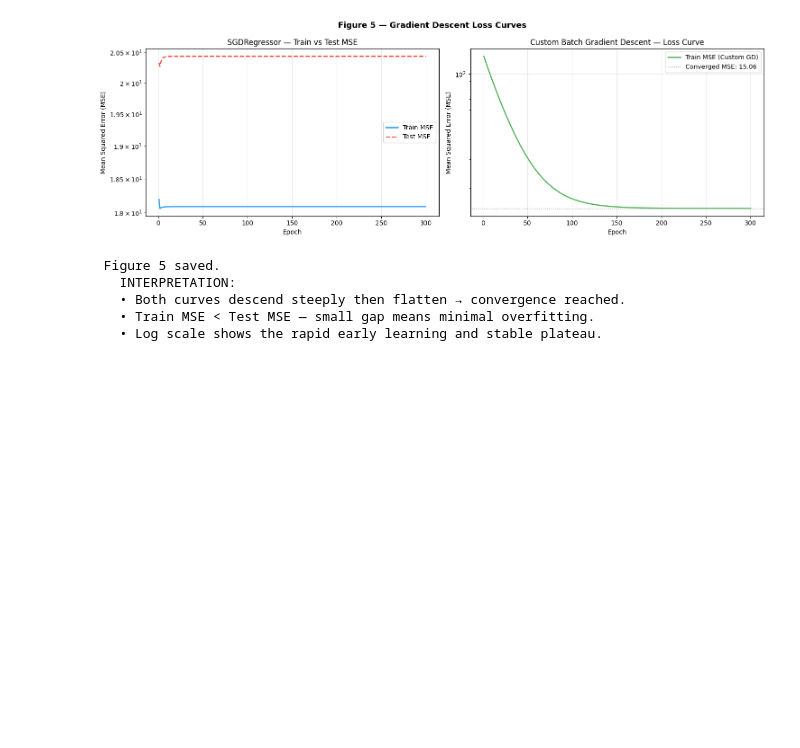
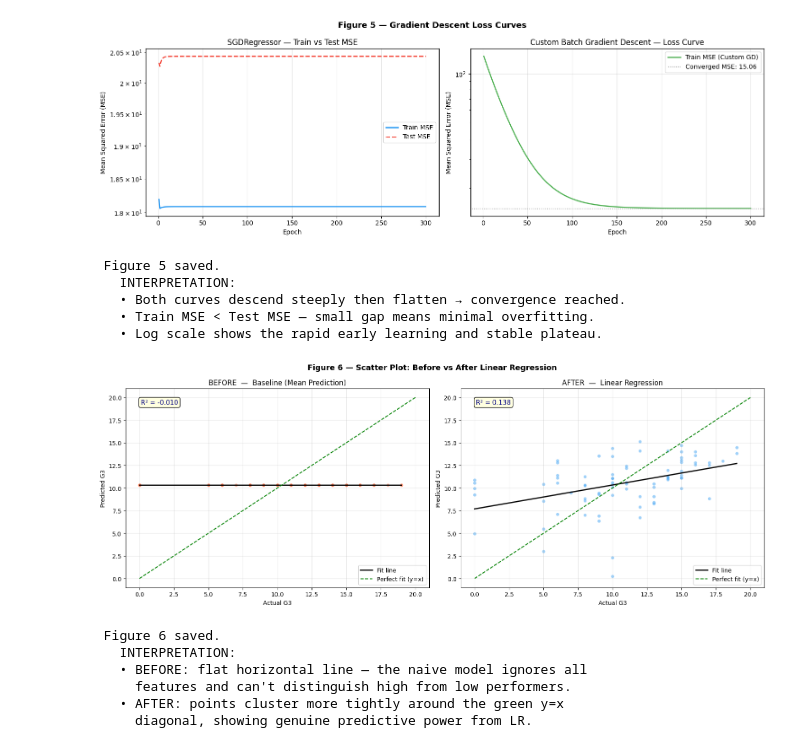
Before and after one commit to Phinatech/linear_regression_model, a Jupyter notebook: summatives/linear_regression/multivariate.ipynb, the cells around one changed output. Cells and saved outputs as stored; diff of their text form; code cells hidden in the pictures; blank space fills up the shorter version.

```diff
--- a/summatives/linear_regression/multivariate.ipynb
+++ b/summatives/linear_regression/multivariate.ipynb
@@ -574,3 +574,68 @@ print("   • Log scale shows the rapid early learning and stable plateau.\n")
    • Both curves descend steeply then flatten → convergence reached.
    • Train MSE < Test MSE — small gap means minimal overfitting.
    • Log scale shows the rapid early learning and stable plateau.
+# %%
+# %% ── 8. SCATTER PLOTS — BEFORE & AFTER ─────────────────────
+#
+# 'Before' = naive baseline: predict the mean of y for everyone.
+# 'After'  = linear regression predictions.
+# The regression line through actual vs predicted shows how well
+# predictions align with the true values.
+
+y_baseline = np.full_like(y_test.values, fill_value=y_train.mean(), dtype=float)
+y_after    = y_pred_lr_test
+
+fig = plt.figure(figsize=(16, 6))
+fig.suptitle("Figure 6 — Scatter Plot: Before vs After Linear Regression",
+             fontsize=13, fontweight="bold")
+
+# ── Before ──
+ax1 = fig.add_subplot(1, 2, 1)
+ax1.scatter(y_test, y_baseline, alpha=0.5, s=30, color="#FF7043", edgecolors="white", linewidths=0.3)
+m, b_ = np.polyfit(y_test, y_baseline, 1)
+x_range = np.linspace(y_test.min(), y_test.max(), 100)
+ax1.plot(x_range, m * x_range + b_, "k-", linewidth=2, label=f"Fit line")
+ax1.plot([0, 20], [0, 20], "g--", linewidth=1.5, label="Perfect fit (y=x)")
+ax1.set_xlabel("Actual G3")
+ax1.set_ylabel("Predicted G3")
+ax1.set_title("BEFORE  —  Baseline (Mean Prediction)")
+ax1.set_xlim(-1, 21)
+ax1.set_ylim(-1, 21)
+ax1.legend()
+ax1.text(0.05, 0.92, f"R² = {r2_score(y_test, y_baseline):.3f}", transform=ax1.transAxes,
+         fontsize=11, color="navy", bbox=dict(boxstyle="round", facecolor="lightyellow"))
+
+# ── After ──
+ax2 = fig.add_subplot(1, 2, 2)
+ax2.scatter(y_test, y_after, alpha=0.5, s=30, color="#42A5F5", edgecolors="white", linewidths=0.3)
+m2, b2 = np.polyfit(y_test, y_after, 1)
+ax2.plot(x_range, m2 * x_range + b2, "k-", linewidth=2, label="Fit line")
+ax2.plot([0, 20], [0, 20], "g--", linewidth=1.5, label="Perfect fit (y=x)")
+ax2.set_xlabel("Actual G3")
+ax2.set_ylabel("Predicted G3")
+ax2.set_title("AFTER  —  Linear Regression")
+ax2.set_xlim(-1, 21)
+ax2.set_ylim(-1, 21)
+ax2.legend()
+ax2.text(0.05, 0.92,
+         f"R² = {results['Linear Regression']['test_r2']:.3f}",
+         transform=ax2.transAxes, fontsize=11, color="navy",
+         bbox=dict(boxstyle="round", facecolor="lightyellow"))
+
+plt.tight_layout()
+plt.savefig("fig6_scatter_before_after.png", dpi=150, bbox_inches="tight")
+plt.show()
+print(" Figure 6 saved.")
+print("   INTERPRETATION:")
+print("   • BEFORE: flat horizontal line — the naive model ignores all")
+print("     features and can't distinguish high from low performers.")
+print("   • AFTER: points cluster more tightly around the green y=x")
+print("     diagonal, showing genuine predictive power from LR.\n")
+# %% [output]
+[figure, added]
+ Figure 6 saved.
+   INTERPRETATION:
+   • BEFORE: flat horizontal line — the naive model ignores all
+     features and can't distinguish high from low performers.
+   • AFTER: points cluster more tightly around the green y=x
+     diagonal, showing genuine predictive power from LR.
```
Also changed, not shown: parts of 3 cells of this notebook, 6 other files.
